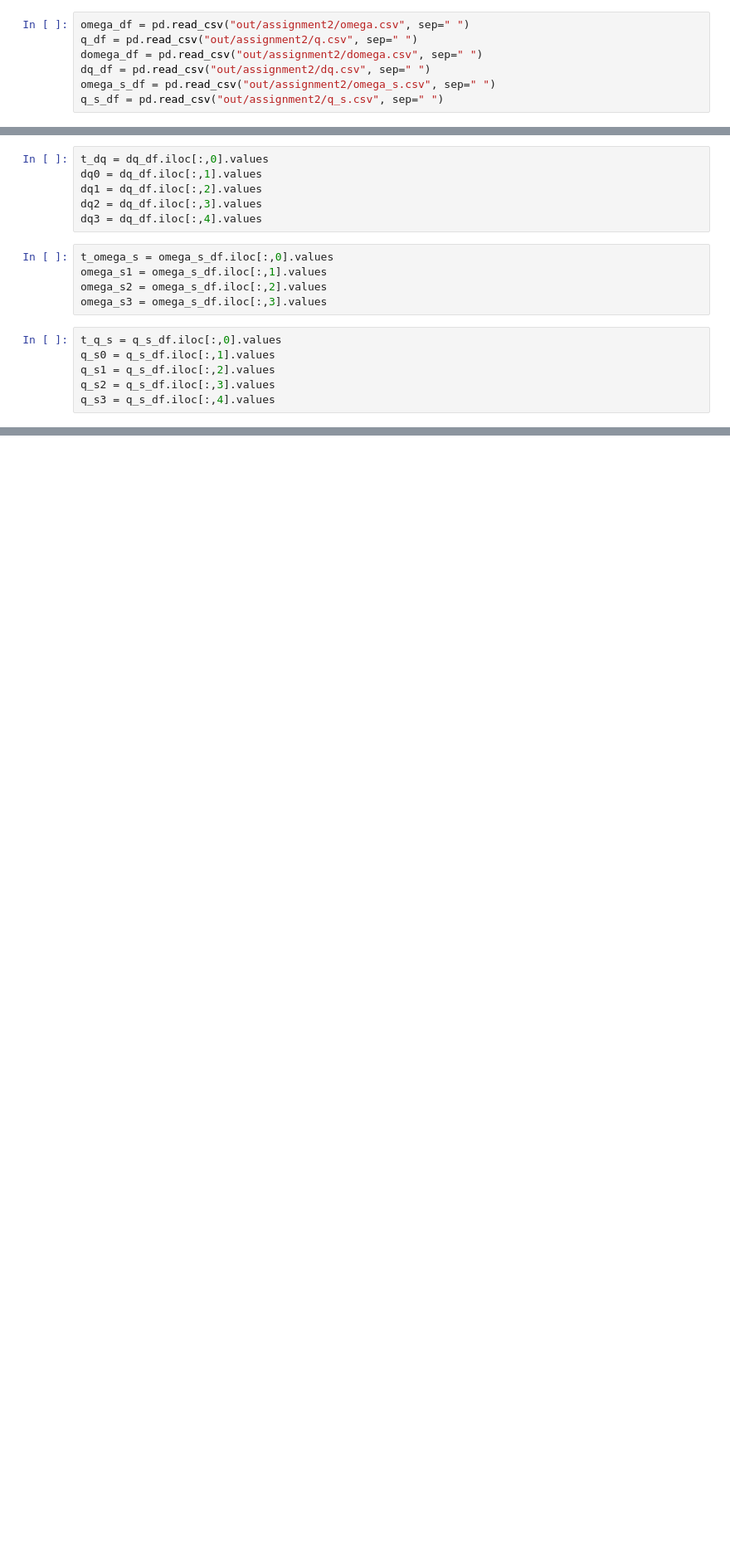
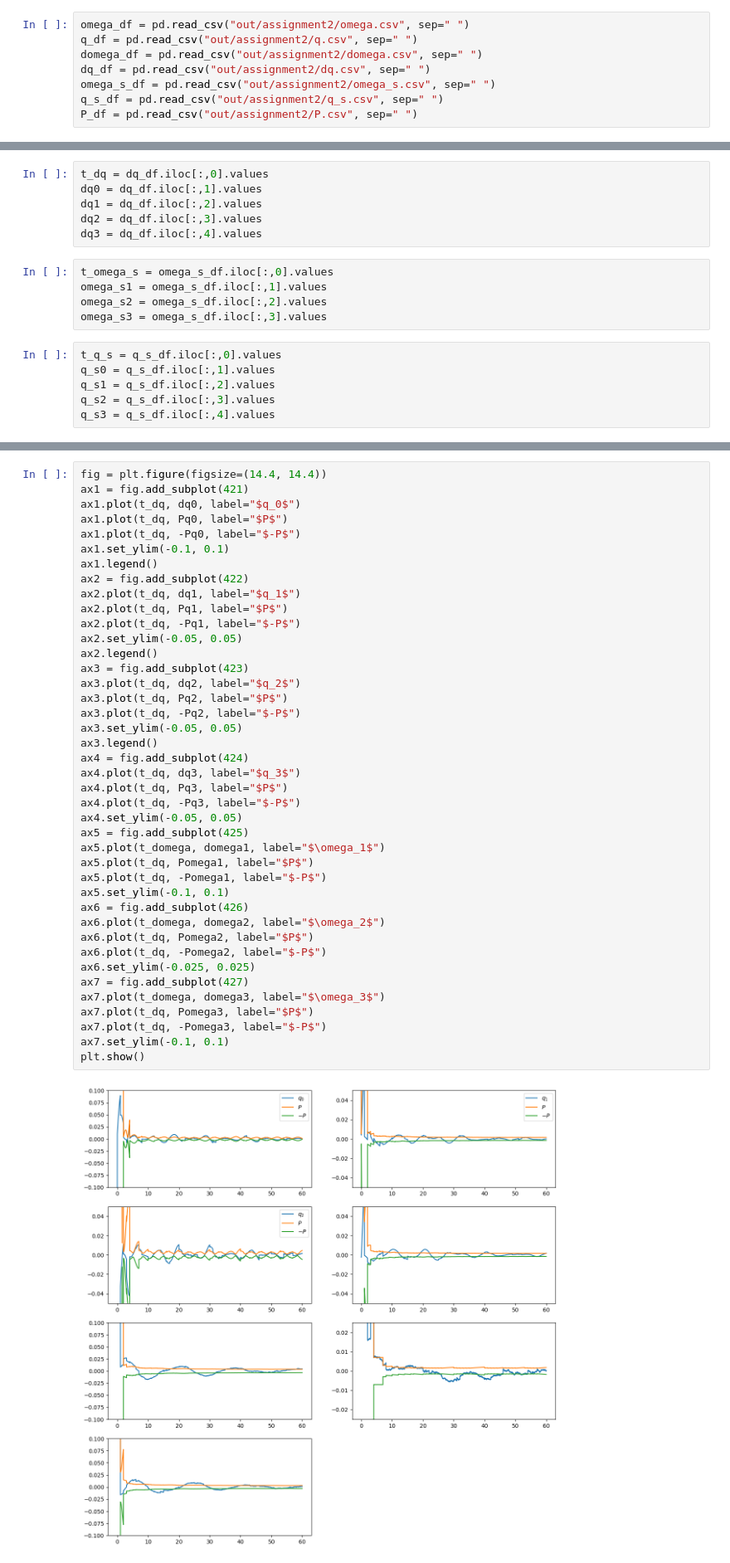
Before and after one commit to LilKoke/ace, a Jupyter notebook: visualize_2.ipynb, the cells around one changed output, grey strips where cells are left out. Shown at 83% size. Saved outputs shown, nothing was run; the diff lists cells and outputs as text; blank space fills up the shorter version.

Commit message:
refac: debug assignment2

```diff
--- a/visualize_2.ipynb
+++ b/visualize_2.ipynb
@@ -8,6 +8,7 @@ domega_df = pd.read_csv("out/assignment2/domega.csv", sep=" ")
 dq_df = pd.read_csv("out/assignment2/dq.csv", sep=" ")
 omega_s_df = pd.read_csv("out/assignment2/omega_s.csv", sep=" ")
 q_s_df = pd.read_csv("out/assignment2/q_s.csv", sep=" ")
+P_df = pd.read_csv("out/assignment2/P.csv", sep=" ")
 # %%
 t_omega = omega_df.iloc[:,0].values
 omega1 = omega_df.iloc[:,1].values
@@ -91,0 +102,43 @@ plt.show()
+# %%
+fig = plt.figure(figsize=(14.4, 14.4))
+ax1 = fig.add_subplot(421)
+ax1.plot(t_dq, dq0, label="$q_0$")
+ax1.plot(t_dq, Pq0, label="$P$")
+ax1.plot(t_dq, -Pq0, label="$-P$")
+ax1.set_ylim(-0.1, 0.1)
+ax1.legend()
+ax2 = fig.add_subplot(422)
+ax2.plot(t_dq, dq1, label="$q_1$")
+ax2.plot(t_dq, Pq1, label="$P$")
+ax2.plot(t_dq, -Pq1, label="$-P$")
+ax2.set_ylim(-0.05, 0.05)
+ax2.legend()
+ax3 = fig.add_subplot(423)
+ax3.plot(t_dq, dq2, label="$q_2$")
+ax3.plot(t_dq, Pq2, label="$P$")
+ax3.plot(t_dq, -Pq2, label="$-P$")
+ax3.set_ylim(-0.05, 0.05)
+ax3.legend()
+ax4 = fig.add_subplot(424)
+ax4.plot(t_dq, dq3, label="$q_3$")
+ax4.plot(t_dq, Pq3, label="$P$")
+ax4.plot(t_dq, -Pq3, label="$-P$")
+ax4.set_ylim(-0.05, 0.05)
+ax5 = fig.add_subplot(425)
+ax5.plot(t_domega, domega1, label="$\omega_1$")
+ax5.plot(t_dq, Pomega1, label="$P$")
+ax5.plot(t_dq, -Pomega1, label="$-P$")
+ax5.set_ylim(-0.1, 0.1)
+ax6 = fig.add_subplot(426)
+ax6.plot(t_domega, domega2, label="$\omega_2$")
+ax6.plot(t_dq, Pomega2, label="$P$")
+ax6.plot(t_dq, -Pomega2, label="$-P$")
+ax6.set_ylim(-0.025, 0.025)
+ax7 = fig.add_subplot(427)
+ax7.plot(t_domega, domega3, label="$\omega_3$")
+ax7.plot(t_dq, Pomega3, label="$P$")
+ax7.plot(t_dq, -Pomega3, label="$-P$")
+ax7.set_ylim(-0.1, 0.1)
+plt.show()
+# %% [output]
+[figure, added]
```
Also changed, not shown: parts of 4 cells of this notebook, 1 other file.
